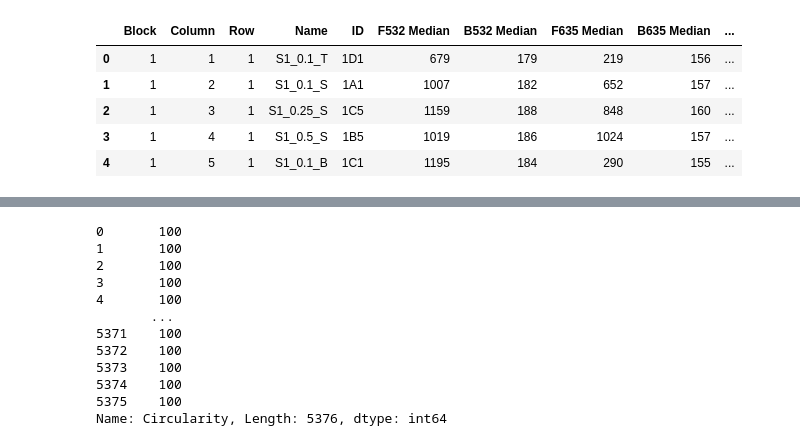
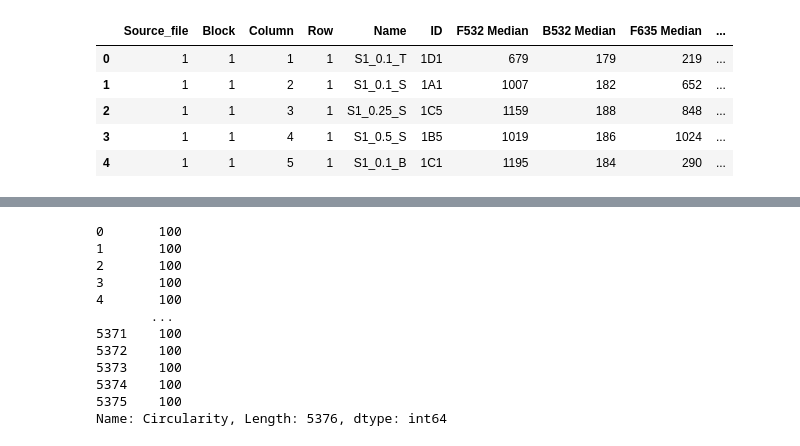
Before and after one commit to mhofford/BMI_project, a Jupyter notebook: Untitled.ipynb, the cells around one changed output, grey strips where cells are left out. Drawn from its saved outputs; the diff is of its cells as text; code cells hidden in the pictures.

```diff
--- a/Untitled.ipynb
+++ b/Untitled.ipynb
@@ -26,0 +5,2 @@ Index(['Block', 'Column', 'Row', 'Name', 'ID', 'X', 'Y', 'Dia.', 'F532 Median',
+# %%
+raw_data = pd.read_excel('raw_data-xlsx/merged_data.xlsx')
@@ -27,4 +17,4 @@ Index(['Block', 'Column', 'Row', 'Name', 'ID', 'X', 'Y', 'Dia.', 'F532 Median',
 # %%
-KEEP = ['Block', 'Column', 'Row', 'Name', 'ID', 'F532 Median',
+KEEP = ['Source_file','Block', 'Column', 'Row', 'Name', 'ID', 'F532 Median',
        'B532 Median', 'F635 Median', 'B635 Median', 'F532 Median - B532',
        'F635 Median - B635', 'F532 Total Intensity', 'F635 Total Intensity', 'SNR 532', 'SNR 635']
@@ -45,9 +21,11 @@ RAW_data1.describe()
+# %%
+RAW_data = raw_data[KEEP]
 # %%
-RAW_data1.head()
+RAW_data.head()
 # %% [output]
-|  | Block | Column | Row | Name | ID | F532 Median | B532 Median | F635 Median | B635 Median | ... |
-| 0 | 1 | 1 | 1 | S1_0.1_T | 1D1 | 679 | 179 | 219 | 156 | ... |
-| 1 | 1 | 2 | 1 | S1_0.1_S | 1A1 | 1007 | 182 | 652 | 157 | ... |
-| 2 | 1 | 3 | 1 | S1_0.25_S | 1C5 | 1159 | 188 | 848 | 160 | ... |
-| 3 | 1 | 4 | 1 | S1_0.5_S | 1B5 | 1019 | 186 | 1024 | 157 | ... |
-| 4 | 1 | 5 | 1 | S1_0.1_B | 1C1 | 1195 | 184 | 290 | 155 | ... |
+|  | Source_file | Block | Column | Row | Name | ID | F532 Median | B532 Median | F635 Median | ... |
+| 0 | 1 | 1 | 1 | 1 | S1_0.1_T | 1D1 | 679 | 179 | 219 | ... |
+| 1 | 1 | 1 | 2 | 1 | S1_0.1_S | 1A1 | 1007 | 182 | 652 | ... |
+| 2 | 1 | 1 | 3 | 1 | S1_0.25_S | 1C5 | 1159 | 188 | 848 | ... |
+| 3 | 1 | 1 | 4 | 1 | S1_0.5_S | 1B5 | 1019 | 186 | 1024 | ... |
+| 4 | 1 | 1 | 5 | 1 | S1_0.1_B | 1C1 | 1195 | 184 | 290 | ... |
```
Also changed, not shown: parts of 10 cells of this notebook, 1 other file.
